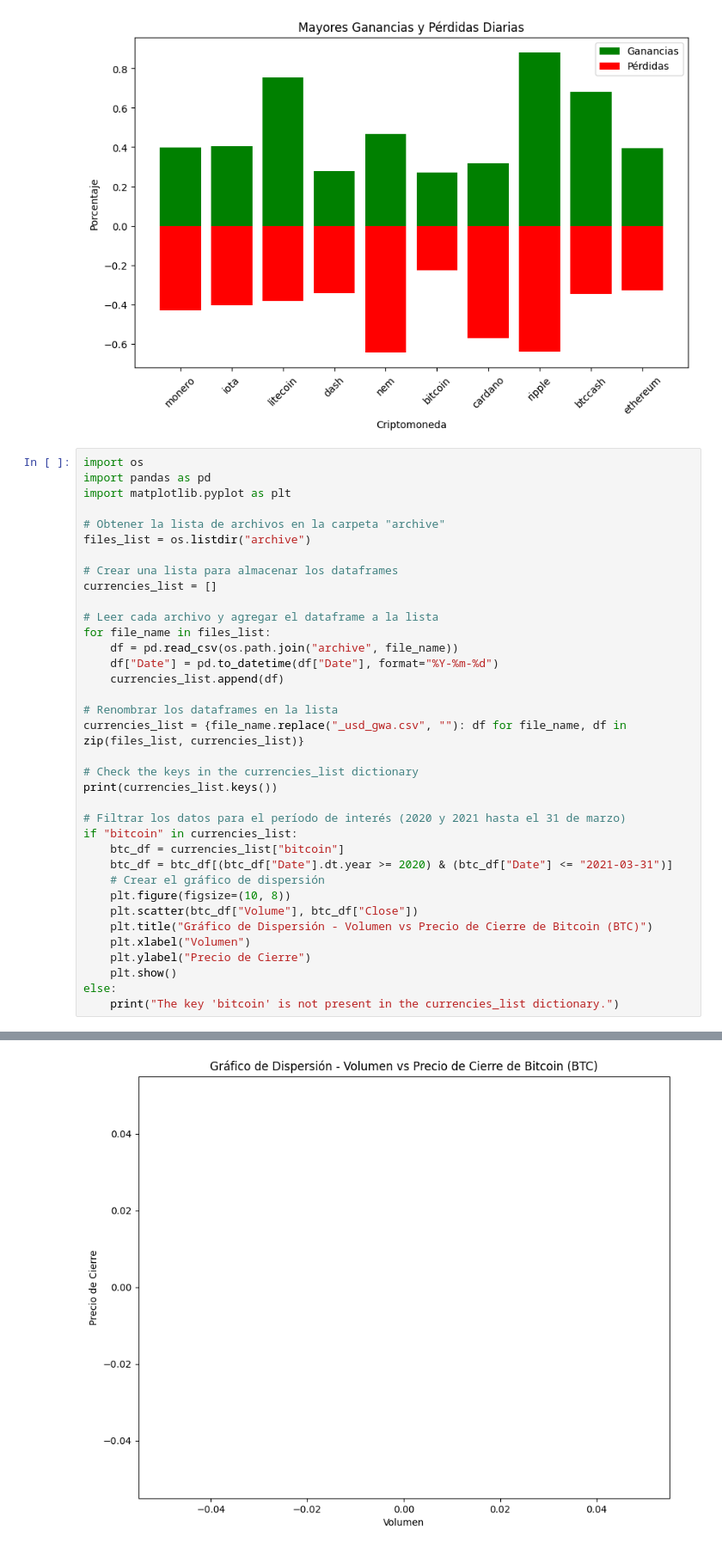
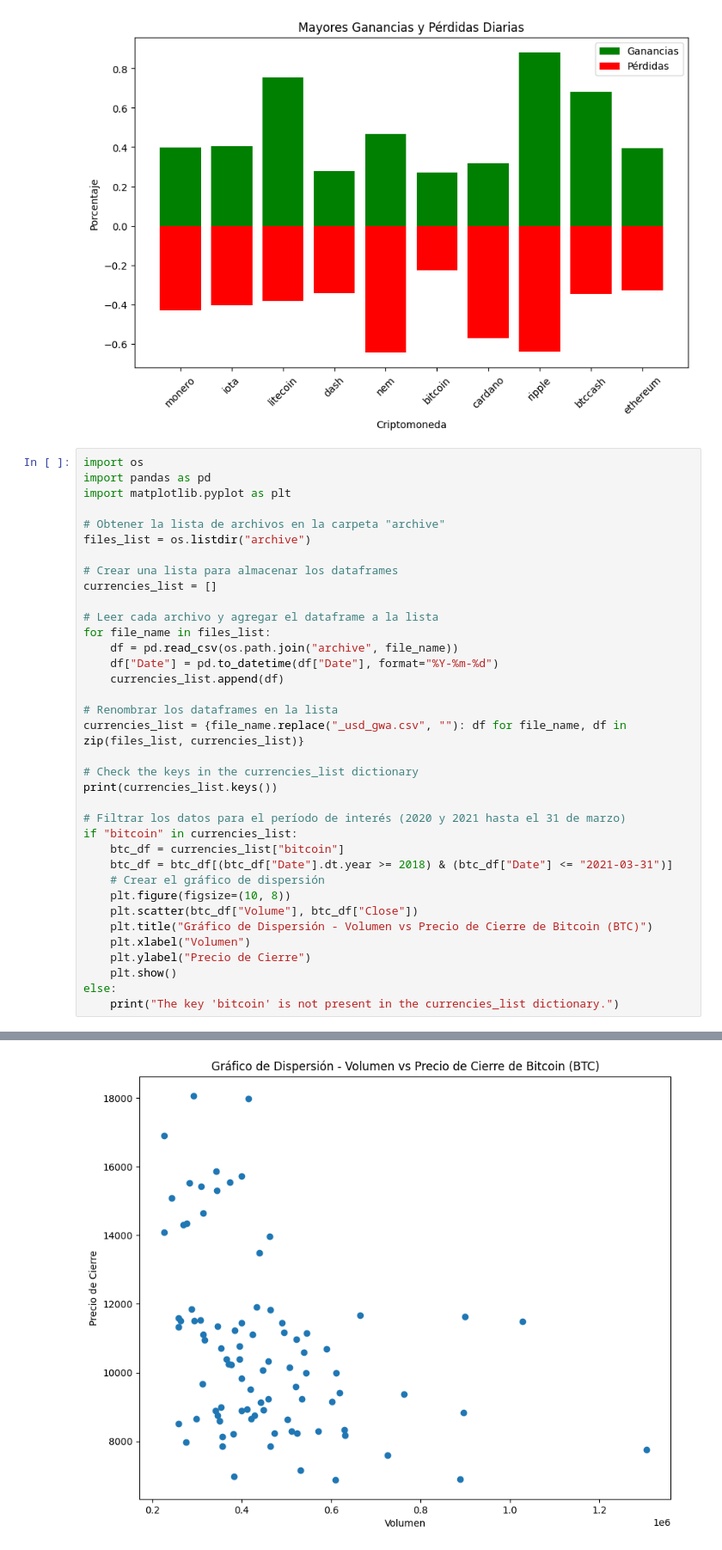
Before and after one commit to rubences/analisis, a Jupyter notebook: Ejercicio2_GBIN.ipynb, the cells around one changed output, grey strips where cells are left out. Shown: that part at 86% size. Saved outputs shown, nothing was run; the diff lists cells and outputs as text.

```diff
--- a/Ejercicio2_GBIN.ipynb
+++ b/Ejercicio2_GBIN.ipynb
@@ -547,32 +547,32 @@ files_list = os.listdir("archive")
 
 # Crear una lista para almacenar los dataframes
 currencies_list = []
 
 # Leer cada archivo y agregar el dataframe a la lista
 for file_name in files_list:
     df = pd.read_csv(os.path.join("archive", file_name))
     df["Date"] = pd.to_datetime(df["Date"], format="%Y-%m-%d")
     currencies_list.append(df)
 
 # Renombrar los dataframes en la lista
 currencies_list = {file_name.replace("_usd_gwa.csv", ""): df for file_name, df in zip(files_list, currencies_list)}
 
 # Check the keys in the currencies_list dictionary
 print(currencies_list.keys())
 
 # Filtrar los datos para el período de interés (2020 y 2021 hasta el 31 de marzo)
 if "bitcoin" in currencies_list:
     btc_df = currencies_list["bitcoin"]
-    btc_df = btc_df[(btc_df["Date"].dt.year >= 2020) & (btc_df["Date"] <= "2021-03-31")]
+    btc_df = btc_df[(btc_df["Date"].dt.year >= 2018) & (btc_df["Date"] <= "2021-03-31")]
     # Crear el gráfico de dispersión
     plt.figure(figsize=(10, 8))
     plt.scatter(btc_df["Volume"], btc_df["Close"])
     plt.title("Gráfico de Dispersión - Volumen vs Precio de Cierre de Bitcoin (BTC)")
     plt.xlabel("Volumen")
     plt.ylabel("Precio de Cierre")
     plt.show()
 else:
     print("The key 'bitcoin' is not present in the currencies_list dictionary.")
 # %% [output]
 dict_keys(['monero', 'iota', 'litecoin', 'dash', 'nem', 'bitcoin', 'cardano', 'ripple', 'btccash', 'ethereum'])
-[figure, old version]
+[figure, new version]
```
Also changed, not shown: parts of 1 cell of this notebook.
